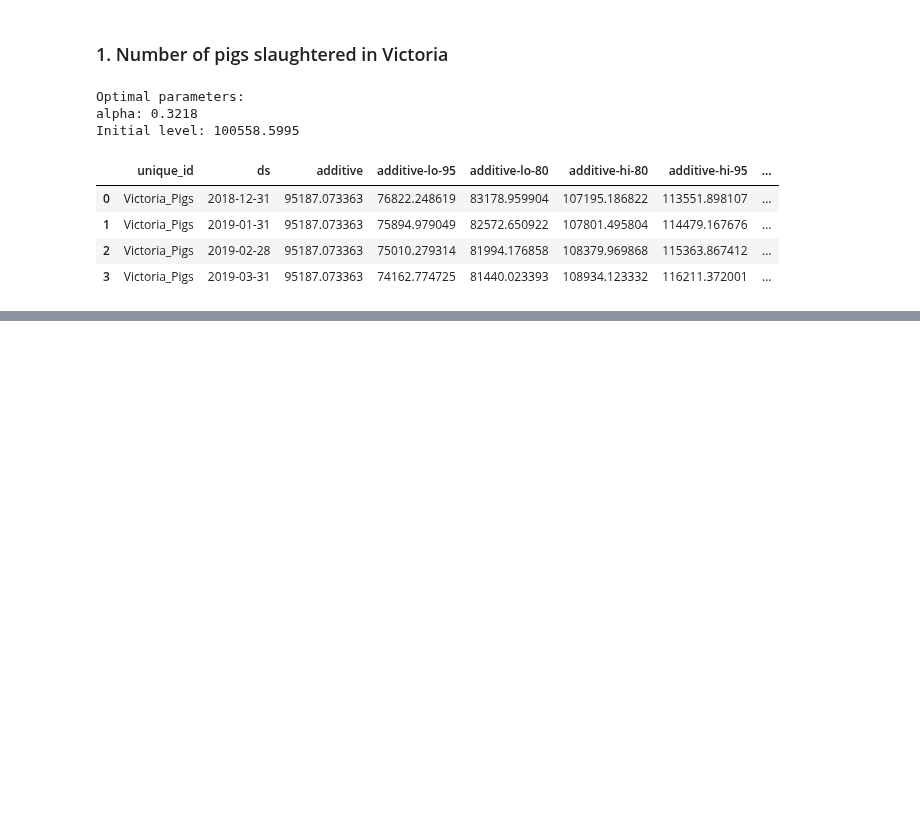
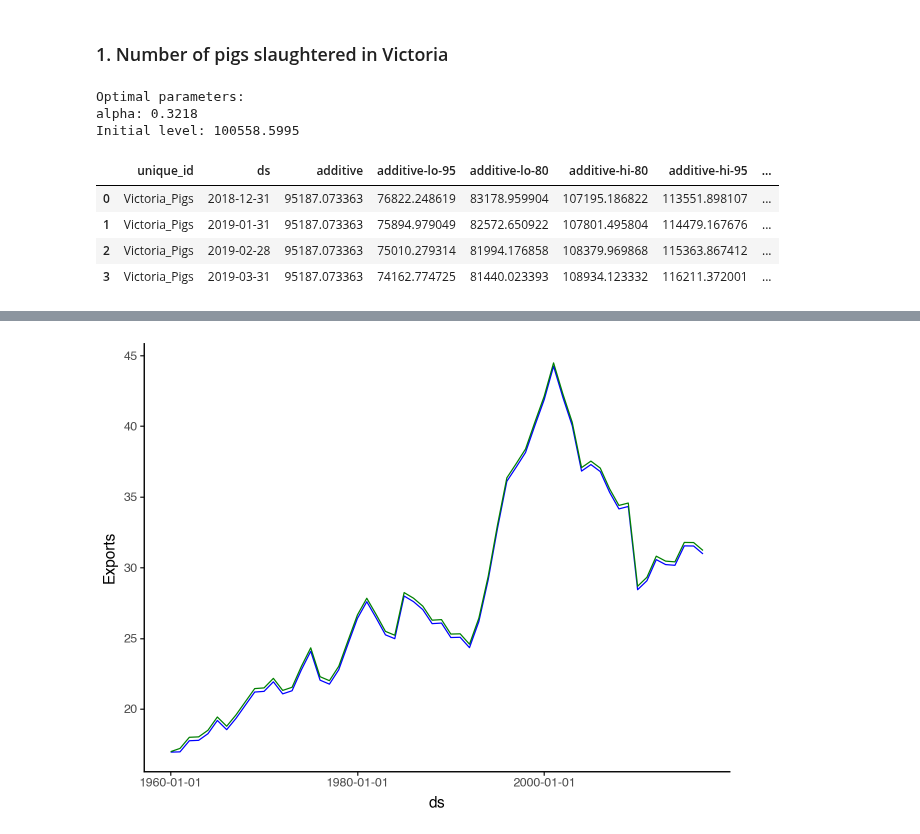
Before and after one commit to sebsciarra/gas_pump_prices, a Jupyter notebook: notebooks/chap8_smoothing.ipynb, the cells around one changed output, grey strips where cells are left out. Drawn from its saved outputs; the diff is of its cells as text; code cells hidden in the pictures; blank space fills up the shorter version.

```diff
--- a/notebooks/chap8_smoothing.ipynb
+++ b/notebooks/chap8_smoothing.ipynb
@@ -468,0 +513,32 @@ df_pigs.tail()
+# %%
+
+# 2. Evaluate performance using the entire data set
+df_forecast = sf.forecast(df=df_canada[cols], h=10, fitted=True, target_col='Exports')
+
+sf.fit(df=df_canada[cols], target_col='Exports')
+df_perf_train = sf.forecast_fitted_values()
+
+print("Train performance: \n",
+      evaluate(df=df_perf_train, metrics=[rmse, mae, mape], target_col='Exports'))
+
+df_perf_train
+# %%
+
+# 2. Evaluate performance using the entire data set
+df_forecast = sf.forecast(df=df_canada[cols], h=10, fitted=True, target_col='Exports')
+
+sf.fit(df=df_canada[cols], target_col='Exports')
+df_perf_train = sf.forecast_fitted_values()
+
+print("Train performance: \n",
+      evaluate(df=df_perf_train, metrics=[rmse, mae, mape], target_col='Exports'))
+
+df_perf_train
+# %%
+# plot predictions
+(ggplot(data=df_perf_train, mapping=aes(x='ds', y='Exports')) +
+    geom_line( mapping=aes(x='ds', y='SES'), color='blue') +
+    geom_line( mapping=aes(x='ds', y='Holt'), color='green') +
+    theme_classic())
+# %% [output]
+[figure, added]
```
Also changed, not shown: parts of 6 cells of this notebook.
